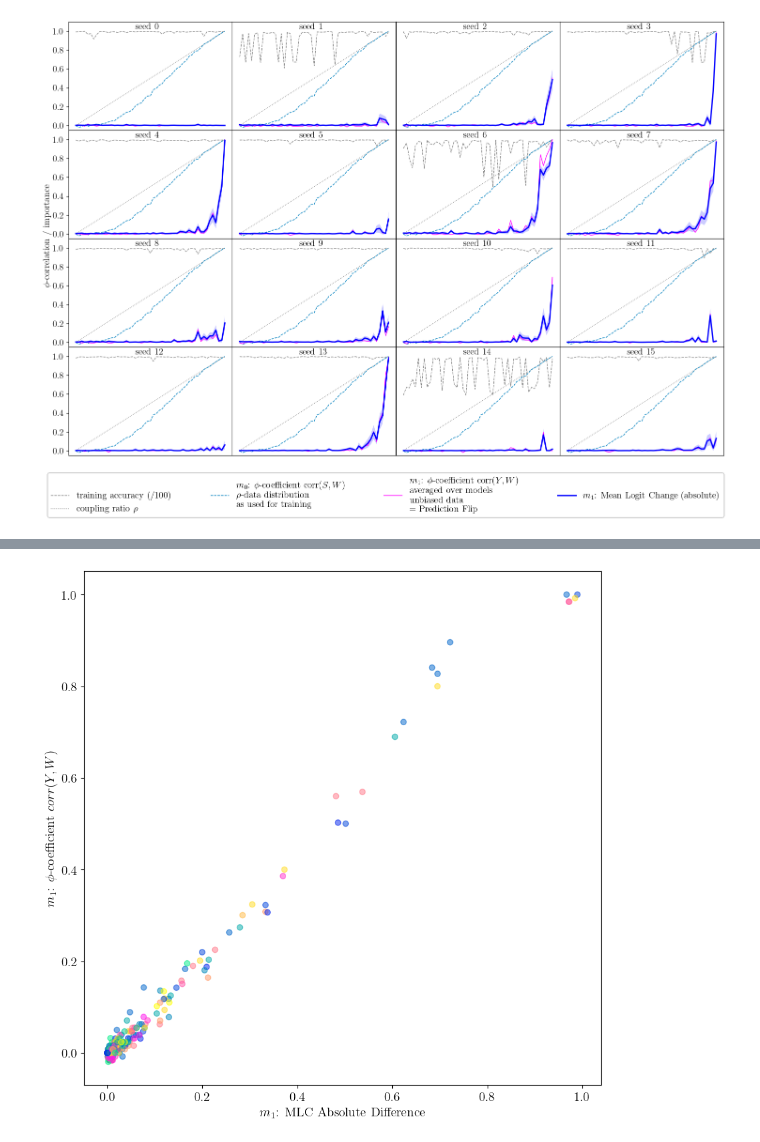
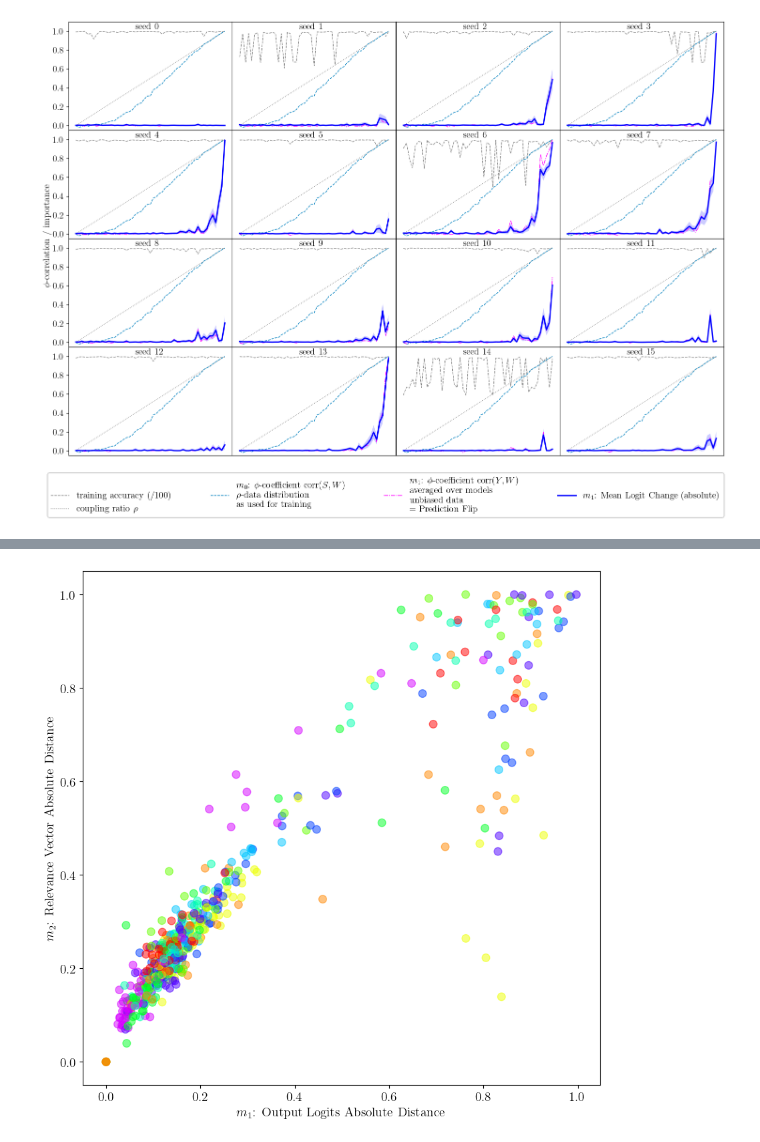
Before and after one commit to lillijo/xai-evaluation-master-thesis, a Jupyter notebook: experiments/compare_measures.ipynb, the cells around one changed output, grey strips where cells are left out. Drawn from its saved outputs; the diff is of its cells as text; code cells hidden in the pictures.

```diff
--- a/experiments/compare_measures.ipynb
+++ b/experiments/compare_measures.ipynb
@@ -135,5 +158,14 @@ ms = AllMeasures(
 with gzip.open(f"all_measures_{sample_set_size}_{experiment_name}.pickle", "rb") as f:
     per_sample = pickle.load(f)
 
-with gzip.open(f"relmax_measures_{sample_set_size}_{experiment_name}.pickle", "rb") as f:
+with gzip.open(
+    f"relmax_measures_{sample_set_size}_{experiment_name}.pickle", "rb"
+) as f:
     rel_max_m = pickle.load(f)
+
+perseed_all = torch.zeros(51, iterations, 37)
+perseed_all[:, :, :17] = per_sample.mean(dim=2)
+perseed_all[:, :, 17:] = rel_max_m
+""" perseed_some = perseed_all[:,:10,:]
+iterations = 10 """
+rel_max_m.shape, per_sample.shape, perseed_all.shape
@@ -552,23 +661,45 @@ draw_measures(
 # %%
 def compare_two_measures(per_sample, a, b):
     m1 = ALL_MEASURES.index(a)
     m1_label = NAME_DICT[a]
     m2 = ALL_MEASURES.index(b)
     m2_label = NAME_DICT[b]
     m1_val = per_sample[:,:,:,m1].mean(dim=(2)).flatten() #.flatten() #
     m2_val = per_sample[:,:,:,m2].mean(dim=(2)).flatten() #.flatten() #
-    c0 = matplotlib.cm.winter(
-        np.linspace(0, 1, iterations)
+    c0 = matplotlib.cm.hsv(
+        np.linspace(0, 1, iterations +2)
     )
-    c1 = matplotlib.cm.spring(
-        np.linspace(0, 1, iterations)
+    c1 = matplotlib.cm.hsv(
+        np.linspace(0, 1, iterations +2)
     )
     cols = [c0[i] if i % 2 == 0 else c1[i] for r in range(51) for i in range(iterations)]
+    import matplotlib.patches as mpatches
+    cleg = [mpatches.Patch(color=cols[i], label=str(i)) for i in range(iterations) ]
     plt.figure(figsize=(10,10))
     plt.ylabel(m2_label)
     plt.xlabel(m1_label)
+    plt.scatter(m1_val, m2_val, label=f"{m1_label} vs. {m2_label}",color=cols, alpha=0.5, s=70)
+    #plt.legend(handles=cleg)
 
-    plt.scatter(m1_val, m2_val, label=f"{m1_label} vs. {m2_label}",color=cols, alpha=0.5)
-compare_two_measures(per_sample, "m1_mlc_abs", "m1_phi")
+compare_two_measures(per_sample, "m1_mlc_abs", "m2_rel_abs")
+
+
+#"m1_phi",
+#"m1_mlc_abs",
+#"m1_mlc_euclid",
+#"m1_mlc_l2square",
+#"m1_mlc_cosine",
+#"m2_rel_abs",
+#"m2_rel_cosine",
+#"m2_rel_euclid",
+#"m2_rel_l2square",
+#"m2_mac_abs",
+#"m2_mac_euclid",
+#"m2_mac_cosine",
+#"m2_mac_l2square",
+#"m2_rma",
+#"m2_bbox_rel",
+#"m2_rra_weighted",
+#"m2_pg_weighted",
 # %% [output]
-[figure, old version]
+[figure, new version]
```
Also changed, not shown: parts of 11 cells of this notebook, 7 other files.
